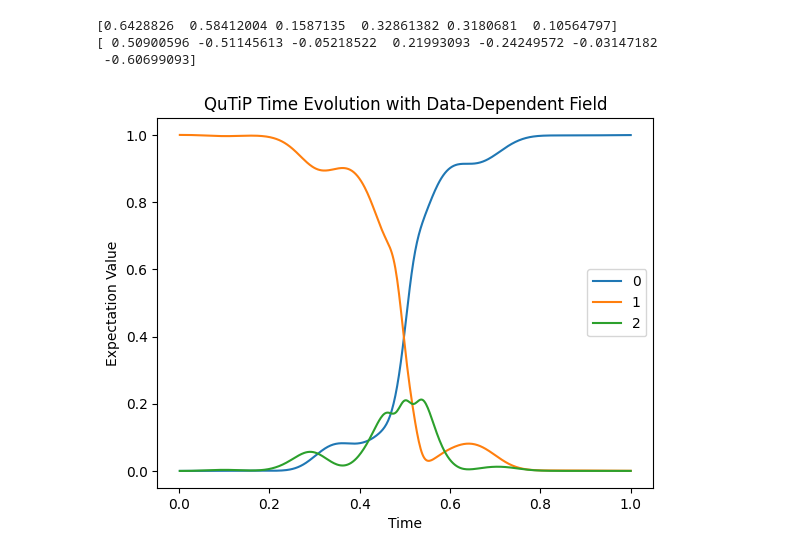
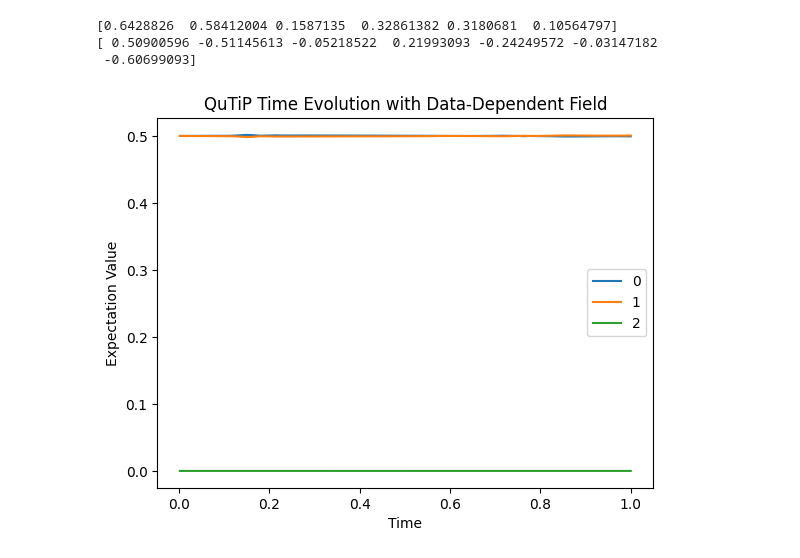
Before and after one commit to martinjimenez388/my-first-proyect, a Jupyter notebook: PINN_control_GATE_3levs_FreqTrick.ipynb, the cells around one changed output. Saved outputs shown, nothing was run; the diff lists cells and outputs as text; code cells hidden in the pictures.

```diff
--- a/PINN_control_GATE_3levs_FreqTrick.ipynb
+++ b/PINN_control_GATE_3levs_FreqTrick.ipynb
@@ -245,7 +245,7 @@ def quevol(w_opt, t_points, instates):
     sig10 = one *zero.dag()   # |1><0|
     sig20 = two *zero.dag() # |2><0|
 
-    E0=0;E1=10;E2=50
+    E1=10;E2=50
     w01=1;w02=3;w12=5
     #w01=1;w02=0;w12=0
     H0 = E1*sig11+E2*sig22
@@ -444,6 +448,6 @@ print(X_[-1,6:]/norma1[-1])
 [ 0.50900596 -0.51145613 -0.05218522  0.21993093 -0.24249572 -0.03147182
  -0.60699093]
 # %%
-instates = [qt.basis(3,0), qt.basis(3,1)]
-#instates = [(qt.basis(3,0)+ qt.basis(3,1)).unit(), (qt.basis(3,0)- qt.basis(3,1)).unit()]
+#instates = [qt.basis(3,0), qt.basis(3,1)]
+instates = [(qt.basis(3,0)+ qt.basis(3,1)).unit(), (qt.basis(3,0)- qt.basis(3,1)).unit()]
 sts = quevol(w_opt, t_points, instates)
@@ -450,25 +456,25 @@ sts = quevol(w_opt, t_points, instates)
 # %%
 # 5. Plot the results
-selst = 1
+selst = 0
 #norsq = np.sum(X_[:,:6]**2, axis=1) if selst==0 else np.sum(X_[:,6:12]**2, axis=1)
 plt.figure()
 #plt.plot(t_points, (X_[:,0+6*selst]**2+X_[:,3+6*selst]**2)/norsq.flatten(), '--', label='NN-0')
 #plt.plot(t_points, (X_[:,1+6*selst]**2+X_[:,4+6*selst]**2)/norsq.flatten(), '--', label='NN-1')
 #plt.plot(t_points, (X_[:,2+6*selst]**2+X_[:,5+6*selst]**2)/norsq.flatten(), '--', label='NN-2')
 
 plt.plot(t_points, (sts[:,3+6*selst]**2 + sts[:,6*selst]**2), label='0')
 plt.plot(t_points, (sts[:,4+6*selst]**2 + sts[:,1+6*selst]**2), label='1')
 plt.plot(t_points, (sts[:,5+6*selst]**2 + sts[:,2+6*selst]**2), label='2')
 
 #plt.plot(t_points,(X_[:,0]**2+X_[:,2]**2)/norma)
 #plt.plot(t_points,(X_[:,1]**2+X_[:,3]**2)/norma)
 plt.xlabel('Time')
 plt.ylabel('Expectation Value')
 plt.legend()
 plt.title('QuTiP Time Evolution with Data-Dependent Field')
 plt.show()
 # %% [output]
-[figure, old version]
+[figure, new version]
 # %%
 lev=0
 print(f"1st state's pop. at |1>: {sts[-1,lev+3]**2 + sts[-1,lev]**2}")
```
Also changed, not shown: parts of 9 cells of this notebook, 2 other files.
